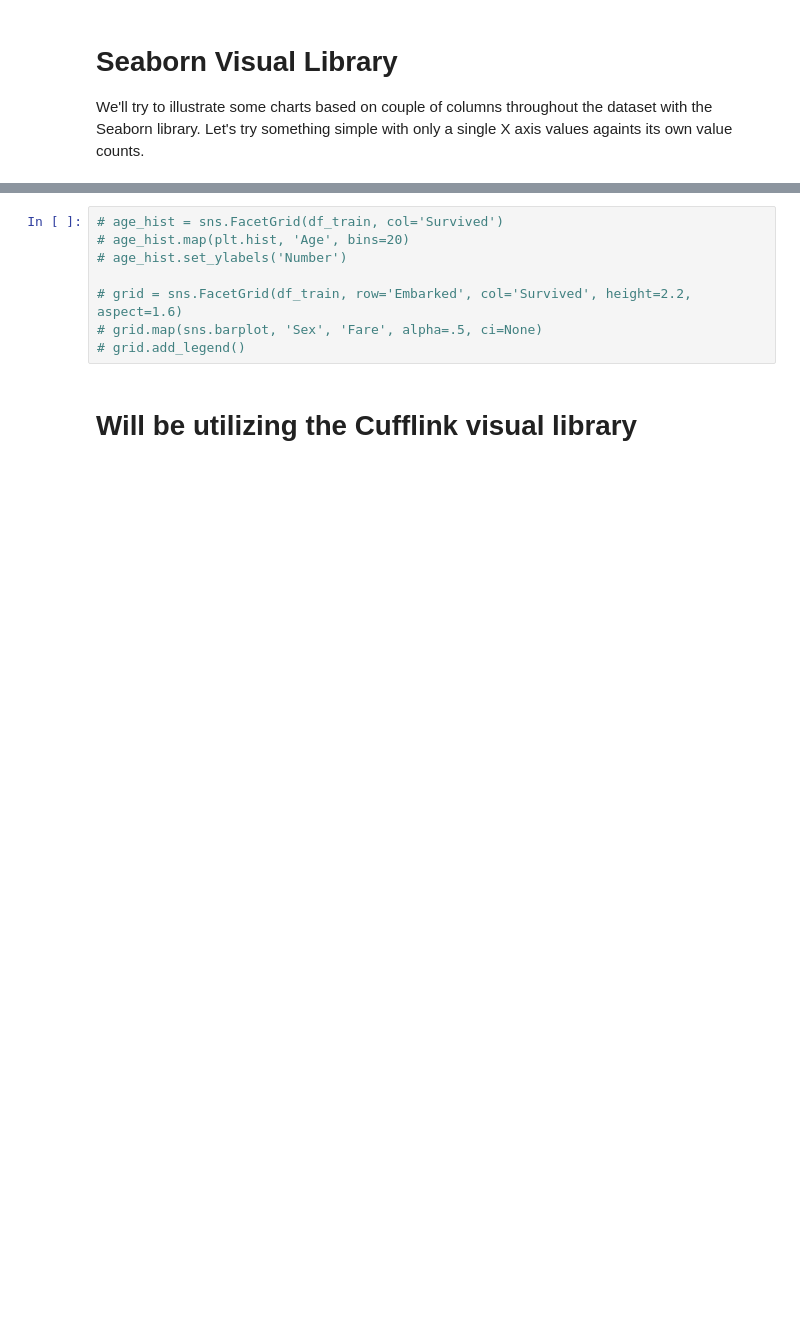
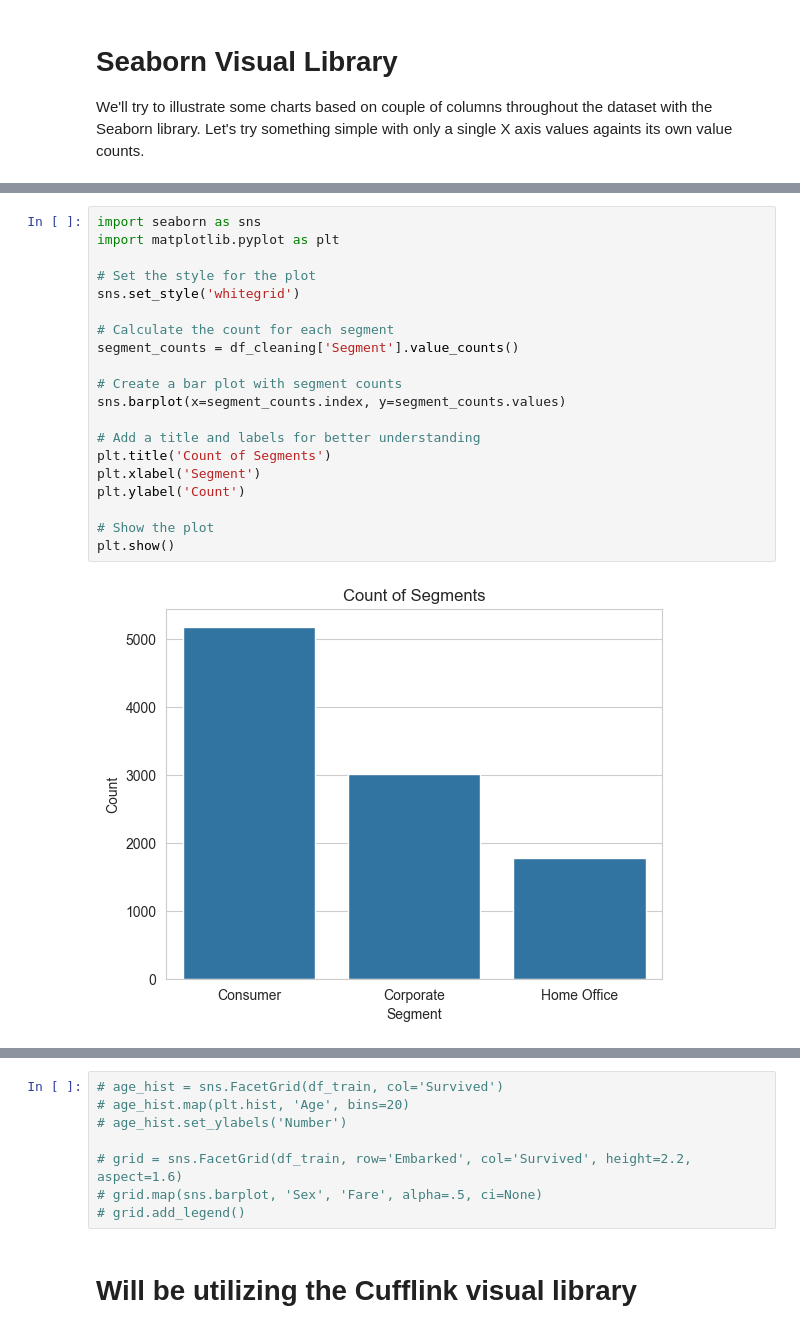
Before and after one commit to leonism/sample-superstore, a Jupyter notebook: 06- Data Visualization - SampleSuperStore.ipynb, the cells around one changed output, grey strips where cells are left out. Drawn from its saved outputs; the diff is of its cells as text; blank space fills up the shorter version.

```diff
--- a/06- Data Visualization - SampleSuperStore.ipynb
+++ b/06- Data Visualization - SampleSuperStore.ipynb
@@ -42 +64,23 @@ We'll try to illustrate some charts based on couple of columns throughout the da
+# %%
+import seaborn as sns
+import matplotlib.pyplot as plt
+
+# Set the style for the plot
+sns.set_style('whitegrid')
+
+# Calculate the count for each segment
+segment_counts = df_cleaning['Segment'].value_counts()
+
+# Create a bar plot with segment counts
+sns.barplot(x=segment_counts.index, y=segment_counts.values)
+
+# Add a title and labels for better understanding
+plt.title('Count of Segments')
+plt.xlabel('Segment')
+plt.ylabel('Count')
+
+# Show the plot
+plt.show()
+# %% [output]
+[figure, added]
 # %%
```
Also changed, not shown: parts of 13 cells of this notebook, 6 other files.
